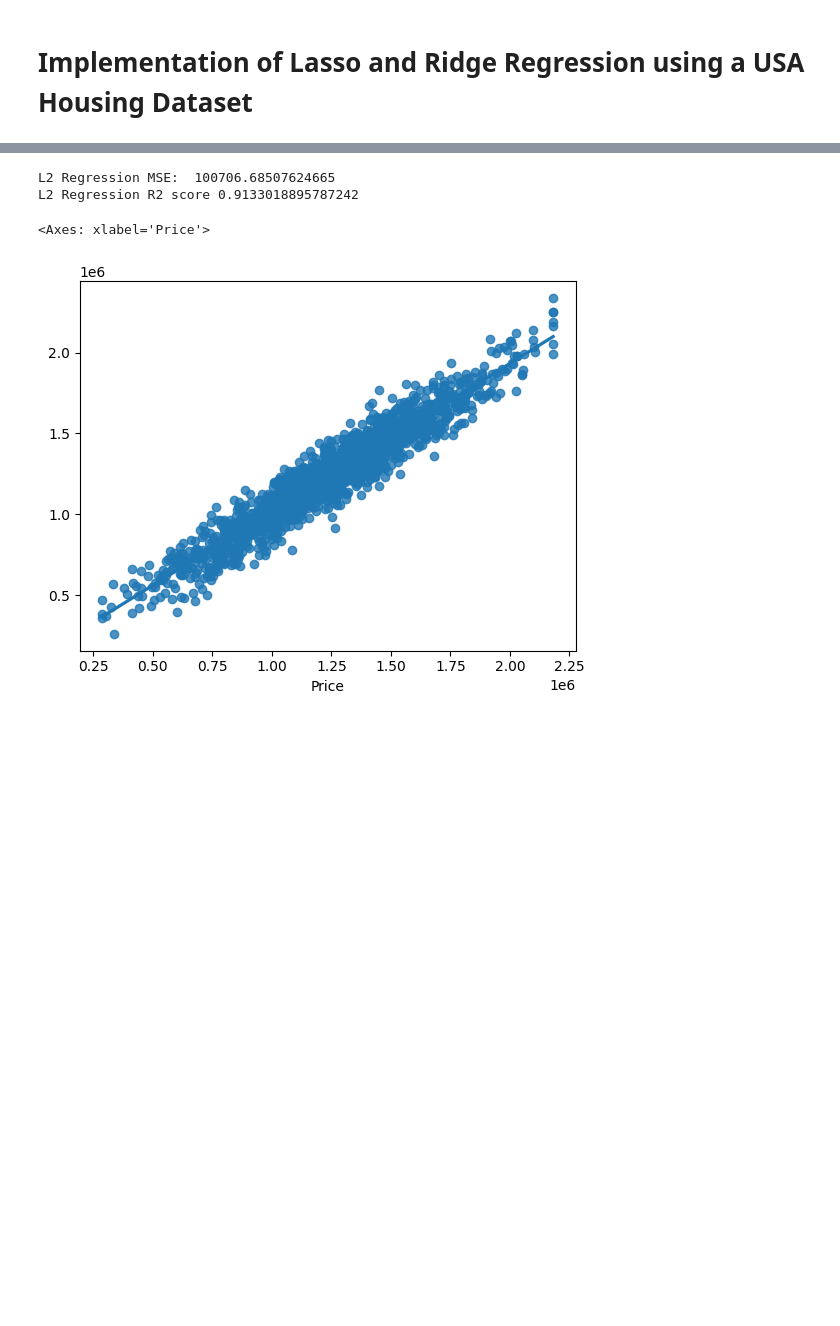
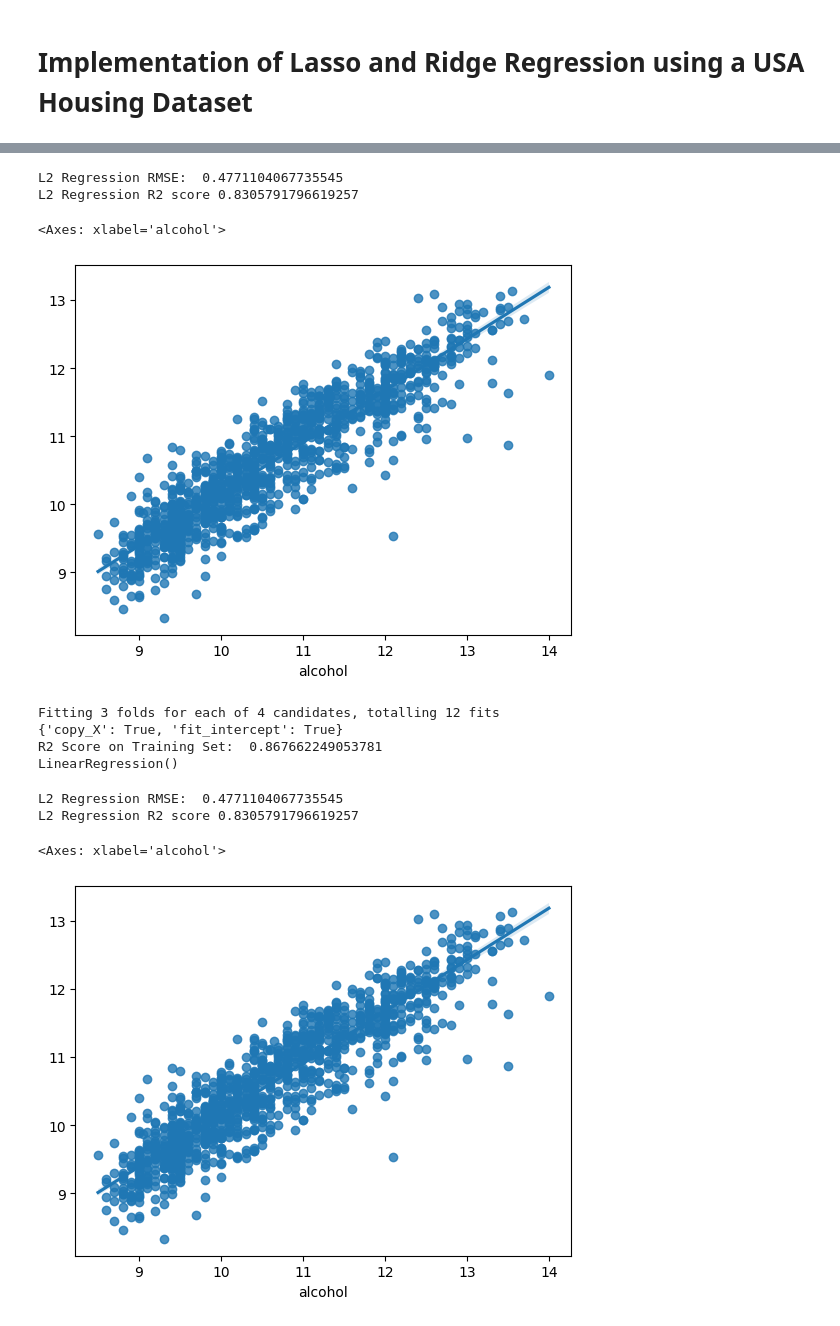
Before and after one commit to Harsh502s/ML-Assignments, a Jupyter notebook: ML-MF Pesentation/Presentation.ipynb, the cells around one changed output, grey strips where cells are left out. Cells and saved outputs as stored; diff of their text form; code cells hidden in the pictures; blank space fills up the shorter version.

```diff
--- a/ML-MF Pesentation/Presentation.ipynb
+++ b/ML-MF Pesentation/Presentation.ipynb
@@ -68,0 +63,2 @@ ushouse.head()
+# %%
+df = pd.concat([wine_red,wine_white],axis=0)
@@ -163,11 +204,64 @@ ridge = Ridge(**grid_search_ridge.best_params_)
 ridge.fit(X_train, y_train)
 ridge_predictions = ridge.predict(X_test)
 ridge_mse = mean_squared_error(y_test, ridge_predictions) ** 0.5
-print("L2 Regression MSE: ", ridge_mse)
+print("L2 Regression RMSE: ", ridge_mse)
 print("L2 Regression R2 score", r2_score(y_test, ridge_predictions))
 sns.regplot(x=y_test, y=ridge_predictions, fit_reg=True)
 # %% [output]
-L2 Regression MSE:  100706.68507624665
-L2 Regression R2 score 0.9133018895787242
+L2 Regression RMSE:  0.4771104067735545
+L2 Regression R2 score 0.8305791796619257
-<Axes: xlabel='Price'>
+<Axes: xlabel='alcohol'>
-[figure, old version]
+[figure, new version]
+# %%
+from sklearn.model_selection import GridSearchCV
+
+# Create a based model
+
+lr = LinearRegression()
+
+# Create the parameter grid based on the results of random search
+
+param_grid = {"fit_intercept": [True, False],
+            "copy_X": [True, False]
+            }
+
+# Create a based model
+
+lr = LinearRegression()
+
+# Instantiate the grid search model
+
+grid_search_lr = GridSearchCV(
+    estimator=lr, param_grid=param_grid, cv=3, n_jobs=-1, verbose=2
+)
+
+# Fit the grid search to the data
+
+grid_search_lr.fit(X_train, y_train)
+
+# print the best parameters
+
+print(grid_search_lr.best_params_)
+print(
+    "R2 Score on Training Set: ", r2_score(y_train, grid_search_lr.predict(X_train))
+)
+print(grid_search_lr.best_estimator_)
+# %% [output]
+Fitting 3 folds for each of 4 candidates, totalling 12 fits
+{'copy_X': True, 'fit_intercept': True}
+R2 Score on Training Set:  0.867662249053781
+LinearRegression()
+# %%
+# apply L2 regression
+lr = LinearRegression(**grid_search_lr.best_params_)
+lr.fit(X_train, y_train)
+lr_predictions = ridge.predict(X_test)
+lr_mse = mean_squared_error(y_test, ridge_predictions) ** 0.5
+print("L2 Regression RMSE: ", lr_mse)
+print("L2 Regression R2 score", r2_score(y_test, lr_predictions))
+sns.regplot(x=y_test, y=lr_predictions, fit_reg=True)
+# %% [output]
+L2 Regression RMSE:  0.4771104067735545
+L2 Regression R2 score 0.8305791796619257
+<Axes: xlabel='alcohol'>
+[figure, added]
```
Also changed, not shown: parts of 11 cells of this notebook.
